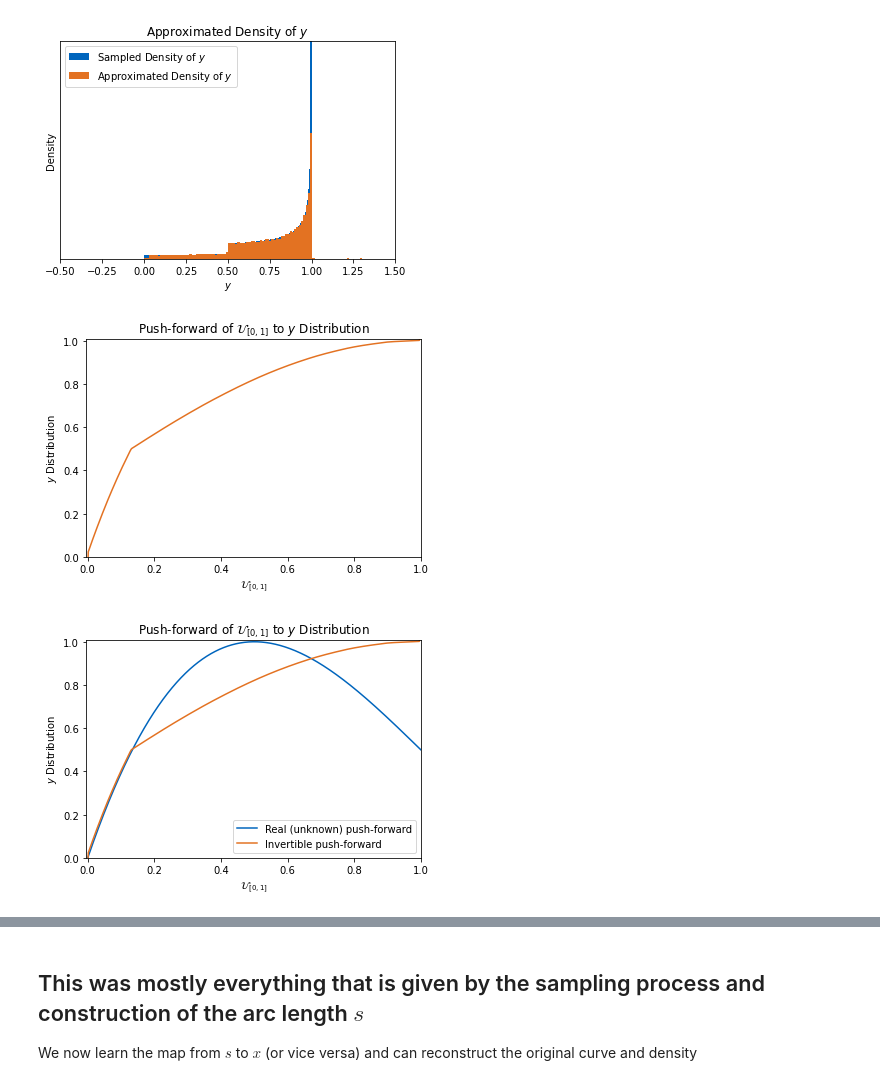
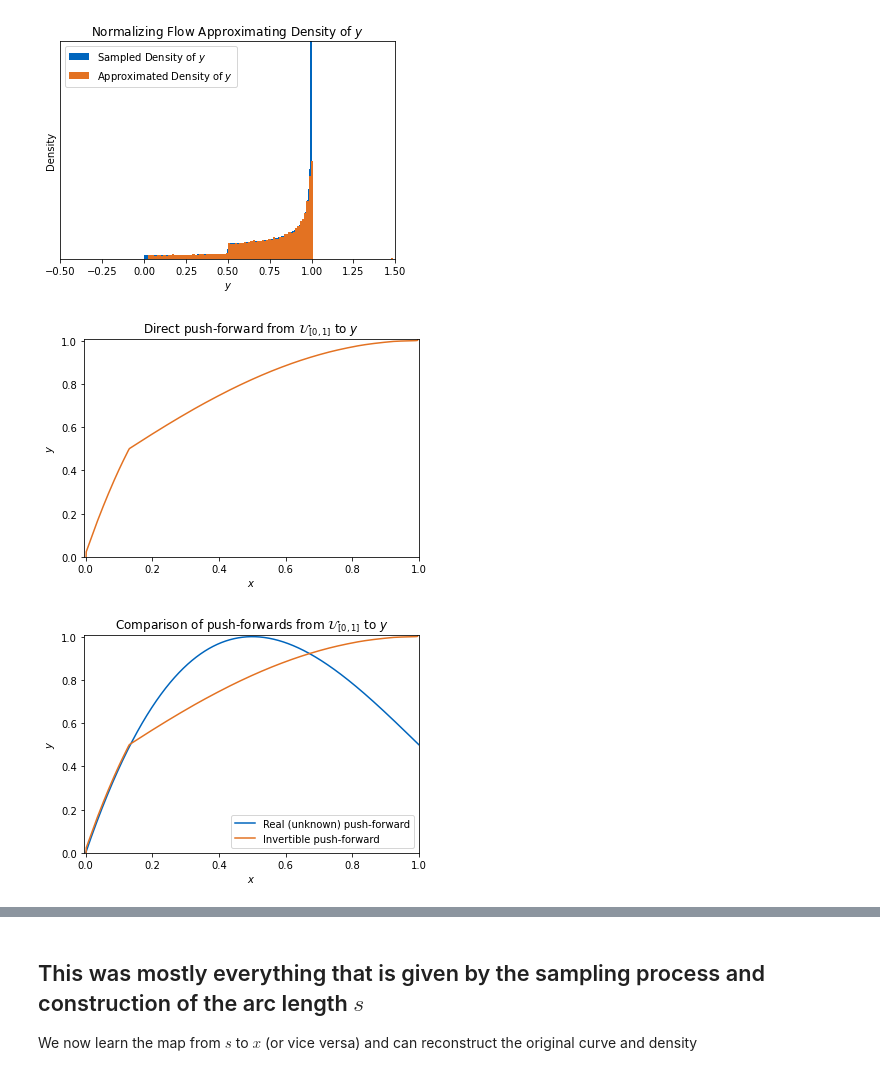
Before and after one commit to plainerman/density-transport, a Jupyter notebook: full_one_dimensional.ipynb, the cells around one changed output, grey strips where cells are left out. Cells and saved outputs as stored; diff of their text form; code cells hidden in the pictures.

```diff
--- a/full_one_dimensional.ipynb
+++ b/full_one_dimensional.ipynb
@@ -27,6 +27,6 @@ import torch
 
 learning_ys = numpy.transpose(observe.sample(0))[0].reshape(-1, 1)
 
-y_flow_dist, y_transform = flows.utils.normal_to_samples(learning_ys, normalize=True, steps=1001, lr=1e-2)
+y_flow_dist, y_transform = flows.utils.normal_to_samples(learning_ys, normalize=True, steps=1601, lr=1e-2)
 y_samples = y_flow_dist.sample(torch.Size([observe.samplesize])).detach().numpy()
 # %% [output]
@@ -39,46 +42,46 @@ step: 1000, loss: -0.476087749004364
 # %%
-plt.title("Approximated Density of $y$")
-plt.hist(numpy.transpose(observe.sample(0))[0], bins = 150, density = True, label="Sampled Density of $y$", rasterized=True)
-plt.hist(y_samples, bins=150, density=True, label="Approximated Density of $y$", rasterized=True)
+plt.title("Normalizing Flow Approximating Density of $y$")
+plt.hist(numpy.transpose(observe.sample(0))[0], bins = 149, density = True, label="Sampled Density of $y$", rasterized=True)
+plt.hist(y_samples, bins=149, density=True, label="Approximated Density of $y$", rasterized=True)
 plt.xlabel("$y$")
 plt.ylabel("Density")
 no_axis(x=True)
 plt.xlim([-0.5, 1.5])
 plt.legend()
 plt.savefig("figures/1d/density-y-nf.pdf", dpi=dpi)
 plt.show()
 
 from scipy.special import erfinv
 Gauss = lambda x, mu, sigma: mu + numpy.sqrt(2)*sigma*erfinv(2*x-1)
 standard_gauss = numpy.vectorize(lambda x: Gauss(x, 0, 1))
 
 input = numpy.linspace(0, 1, 10002)[1:-1] # the erfinv causes problems with the bounds, so we remove 0 and 1
 input_normal = standard_gauss(input)
 mapped = y_transform(torch.tensor([[x] for x in input_normal])).detach().numpy()
 
-plt.title("Push-forward of $\mathcal{U}_{[0,1]}$ to $y$ Distribution")
+plt.title("Direct push-forward from $\mathcal{U}_{[0,1]}$ to $y$")
 plt.plot(input, mapped, color=TUMAccentOrange)
-plt.xlabel(r"$\mathcal{U}_{[0,1]}$")
-plt.ylabel("$y$ Distribution")
+plt.xlabel(r"$x$")
+plt.ylabel("$y$")
 plt.xlim(-0.005, 1)
 plt.ylim(0, 1.006)
 plt.savefig("figures/1d/push-forward-uniform-y-direct.pdf", dpi=dpi)
 plt.show()
 
-plt.title("Push-forward of $\mathcal{U}_{[0,1]}$ to $y$ Distribution")
+plt.title("Comparison of push-forwards from $\mathcal{U}_{[0,1]}$ to $y$")
 plt.plot(input, [observe.T(x) for x in input], label="Real (unknown) push-forward")
 plt.plot(input, mapped, label="Invertible push-forward")
-plt.xlabel(r"$\mathcal{U}_{[0,1]}$")
-plt.ylabel("$y$ Distribution")
+plt.xlabel(r"$x$")
+plt.ylabel("$y$")
 plt.xlim(-0.005, 1)
 plt.ylim(0, 1.006)
 plt.legend()
 plt.savefig("figures/1d/push-forward-uniform-y-direct-comparison.pdf", dpi=dpi)
 plt.show()
 # %% [output]
-[figure, old version]
+[figure, new version]
-[figure, old version]
+[figure, new version]
-[figure, old version]
+[figure, new version]
 # %%
 #plt.scatter(numpy.transpose(ys)[0], numpy.transpose(ys)[1], s = 0.5)
 plt.title("Diffeomorphic Curve (i.e. Time Delay Embedding)")
```
Also changed, not shown: parts of 16 cells of this notebook, 1 other file.
